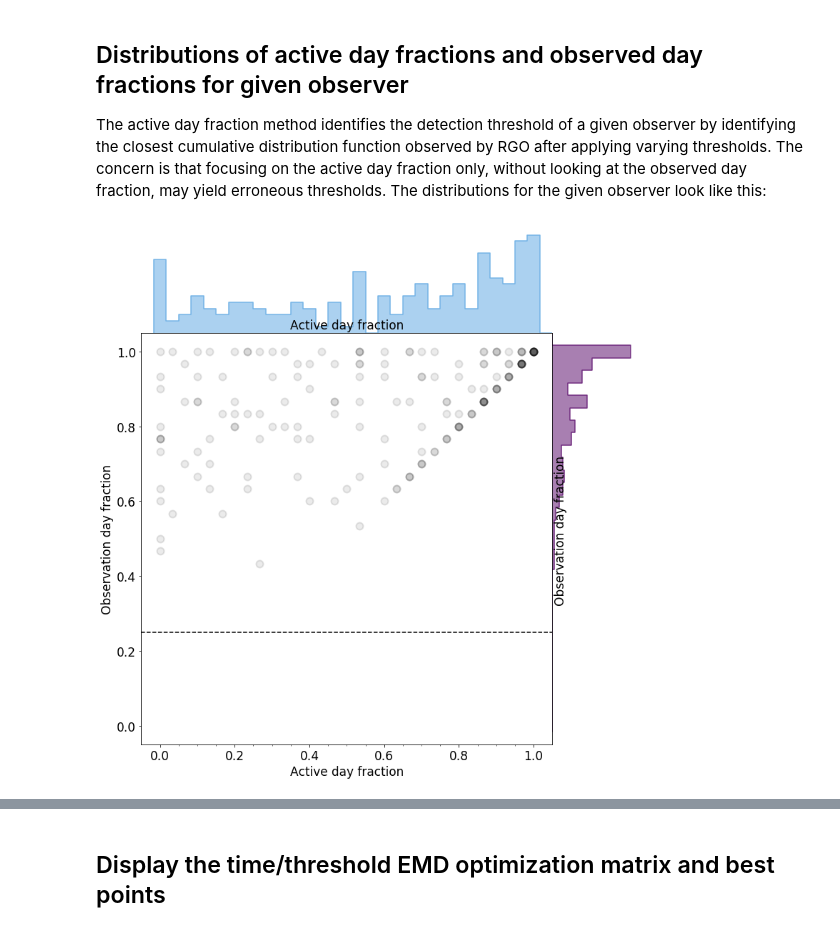
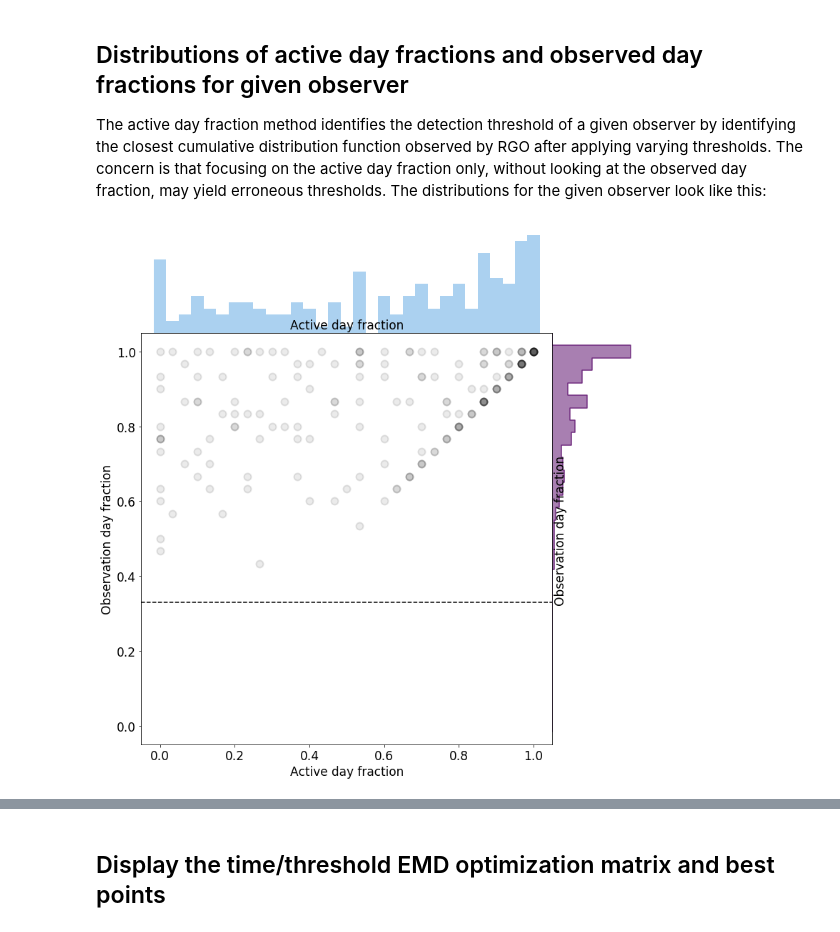
Before and after one commit to amunozj/GRPSSN, a Jupyter notebook: ADF_SSN_02_Optimizing_ADF_time_threshold.ipynb, the cells around one changed output, grey strips where cells are left out. Cells and saved outputs as stored; diff of their text form; code cells hidden in the pictures.

```diff
--- a/ADF_SSN_02_Optimizing_ADF_time_threshold.ipynb
+++ b/ADF_SSN_02_Optimizing_ADF_time_threshold.ipynb
@@ -237,6 +237,8 @@ Only an integer amount of "months" is used in order to make the reshaping operat
 # Number of days per "month"
 MoLngt = 30
 
+# Minimum fraction of observed days for an interval to be considered useful
+minObD = 0.33;
 
 # OBSERVER
 # Selecting the maximum integer amount of "months" out of the original data
@@ -446,9 +448,6 @@ _Bottom:_ Average number of groups each month.
 The active day fraction method identifies the detection threshold of a given observer by identifying the closest cumulative distribution function observed by RGO after applying varying thresholds.  The concern is that focusing on the active day fraction only, without looking at the observed day fraction, may yield erroneous thresholds.  The distributions for the given observer look like this:
 # %%
 # Distribution Plots for Observer
-
-# Minimum fraction of observed days
-minObD = 0.25;
 
 # Size definitions
 dpi = 300
@@ -481,41 +480,42 @@ fig = plt.figure(figsize=(fszh/dpi,fszv/dpi))
 
 
 # Top Distribution
-ax1 = fig.add_axes([ppadh, ppadv + pxy/fszv*frc, pxx/fszh*frc, pxy/fszv*(1-frc)])
-ADFObs, bins, patches = ax1.hist(grpOb[obsOb/MoLngt>=minObD]/MoLngt, bins= (np.arange(0,MoLngt+2)-0.5)/MoLngt,  color=Clr[4], alpha=.6, normed = True);
+axd = fig.add_axes([ppadh, ppadv + pxy/fszv*frc, pxx/fszh*frc, pxy/fszv*(1-frc)])
+ADFObs, bins, patches = axd.hist(grpOb[obsOb/MoLngt>=minObD]/MoLngt, bins= (np.arange(0,MoLngt+2)-0.5)/MoLngt,  color=Clr[4], alpha=.6, normed = True);
 (xAD, yAD) = histOutline(grpOb[obsOb/MoLngt>=minObD]/MoLngt, bins= (np.arange(0,MoLngt+2)-0.5)/MoLngt, normed = True)
 ax1.plot(xAD, yAD, color=Clr[4])
 
+
 # Axes properties
-ax1.set_xlim(left = -0.05, right = 1.05);
-ax1.set_axis_off()
+axd.set_xlim(left = -0.05, right = 1.05);
+axd.set_axis_off()
 
 
 # Right Distribution
 ax2 = fig.add_axes([ppadh + pxx/fszh*frc, ppadv, pxx/fszh*frc*(1-frc), pxy/fszv*frc])
 ax2.hist(obsOb[obsOb/MoLngt>=minObD]/MoLngt, bins = (np.arange(0,MoLngt+2)-0.5)/MoLngt,  color=Clr[2], alpha=.6, orientation = 'horizontal', normed = True);
 (xOD, yOD) = histOutline(obsOb[obsOb/MoLngt>=minObD]/MoLngt, bins = (np.arange(0,MoLngt+2)-0.5)/MoLngt, normed = True)
 ax2.plot(yOD, xOD, color=Clr[2])
 
 # Axes properties
 ax2.set_ylim(bottom = -0.05, top = 1.05);
 ax2.set_axis_off()
 
 # Scatter Plot
 ax1 = fig.add_axes([ppadh, ppadv, pxx/fszh*frc, pxy/fszv*frc], sharex=axd)
 ax1.scatter(grpOb/MoLngt, obsOb/MoLngt, color="0.25", edgecolor="k", alpha = 0.1, s=100, linewidths = 2)
 ax1.plot(np.array([-0.05,1.05]), np.array([1,1])*minObD, 'k--')
 
 # Axes properties
 ax1.set_ylabel('Observation day fraction')
 ax1.text(1.02, 0.52,'Observation day fraction', horizontalalignment='center', transform = ax1.transAxes,
          rotation = 'vertical', verticalalignment = 'center')
 ax1.set_xlabel('Active day fraction')
 ax1.text(0.5, 1.01,'Active day fraction', horizontalalignment='center', transform = ax1.transAxes)
 ax1.set_xlim(left = -0.05, right = 1.05)
 ax1.set_ylim(bottom = -0.05, top = 1.05);
 # %% [output]
-[figure, old version]
+[figure, new version]
 # %% [markdown]
 **FIGURE:** Scatter plot connecting the active day and observed day fraction, as well as the marginal distributions for each of the quantities.   Colored areas indicate the distributions for the given observer and will be shown later for comparison with RGO.
 
```
Also changed, not shown: parts of 3 cells of this notebook, 1 other file.
